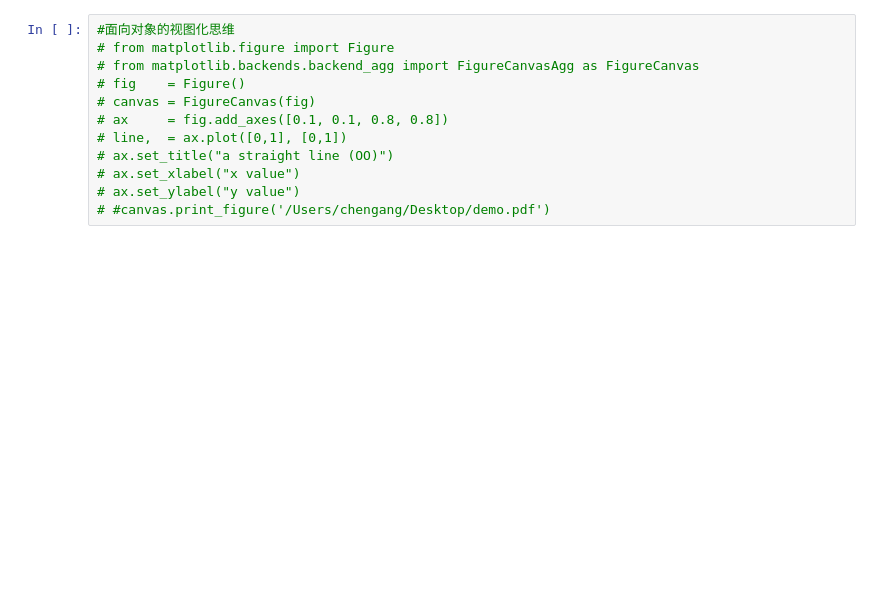
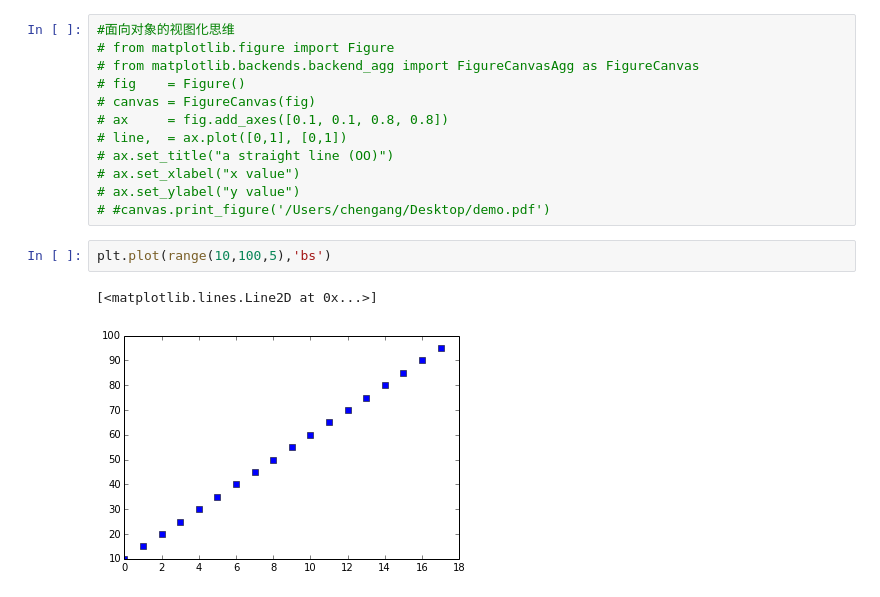
Before and after one commit to Databingo/Databingo, a Jupyter notebook: DataBookingStep2.ipynb, the cells around one changed output. Drawn from its saved outputs; the diff is of its cells as text; blank space fills up the shorter version.

```diff
--- a/DataBookingStep2.ipynb
+++ b/DataBookingStep2.ipynb
@@ -313,3 +313,8 @@ Name: 0, dtype: object
 # ax.set_xlabel("x value")
 # ax.set_ylabel("y value")
 # #canvas.print_figure('/Users/chengang/Desktop/demo.pdf')
+# %%
+plt.plot(range(10,100,5),'bs')
+# %% [output]
+[<matplotlib.lines.Line2D at 0x...>]
+[figure, added]
```
Also changed, not shown: parts of 1 cell of this notebook, 1 other file.
